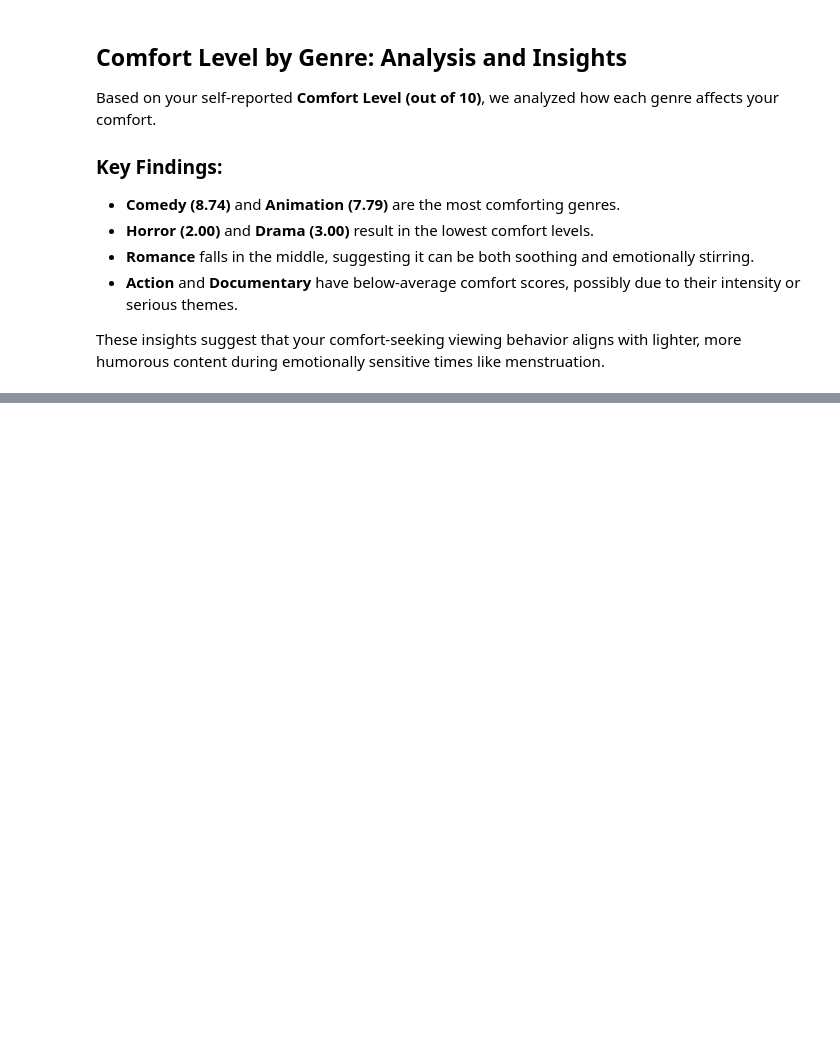
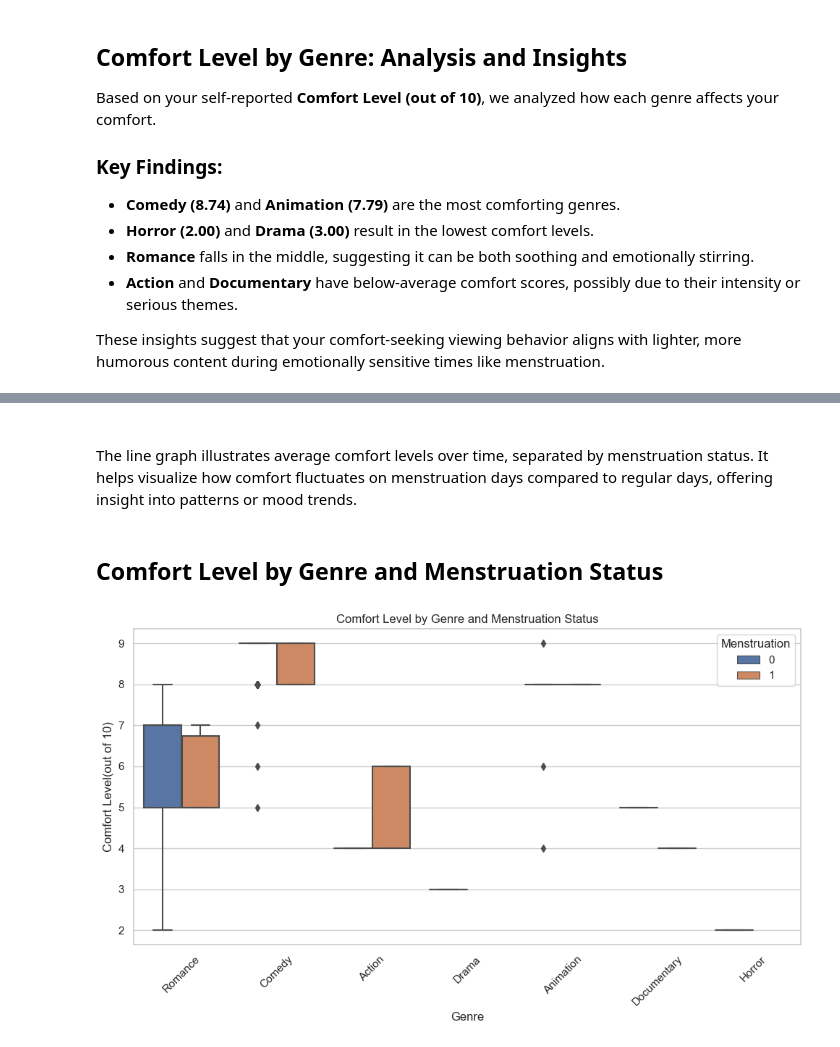
Before and after one commit to goksugb/Netflix_Menstruation_Correlation, a Jupyter notebook: Netflix_Menstruation_Correlation_Final.ipynb, the cells around one changed output, grey strips where cells are left out. Cells and saved outputs as stored; diff of their text form; code cells hidden in the pictures; blank space fills up the shorter version.

```diff
--- a/Netflix_Menstruation_Correlation_Final.ipynb
+++ b/Netflix_Menstruation_Correlation_Final.ipynb
@@ -210,0 +206,16 @@ These insights suggest that your comfort-seeking viewing behavior aligns with li
+# %% [markdown]
+##
+The line graph illustrates average comfort levels over time, separated by menstruation status. It helps visualize how comfort fluctuates on menstruation days compared to regular days, offering insight into patterns or mood trends.
+# %% [markdown]
+## Comfort Level by Genre and Menstruation Status
+# %%
+import seaborn as sns
+
+plt.figure(figsize=(10, 6))
+sns.boxplot(data=merged_df, x='Genre', y='Comfort Level(out of 10)', hue='Menstruation')
+plt.title("Comfort Level by Genre and Menstruation Status")
+plt.xticks(rotation=45)
+plt.tight_layout()
+plt.show()
+# %% [output]
+[figure, added]
```
Also changed, not shown: parts of 34 cells of this notebook.
